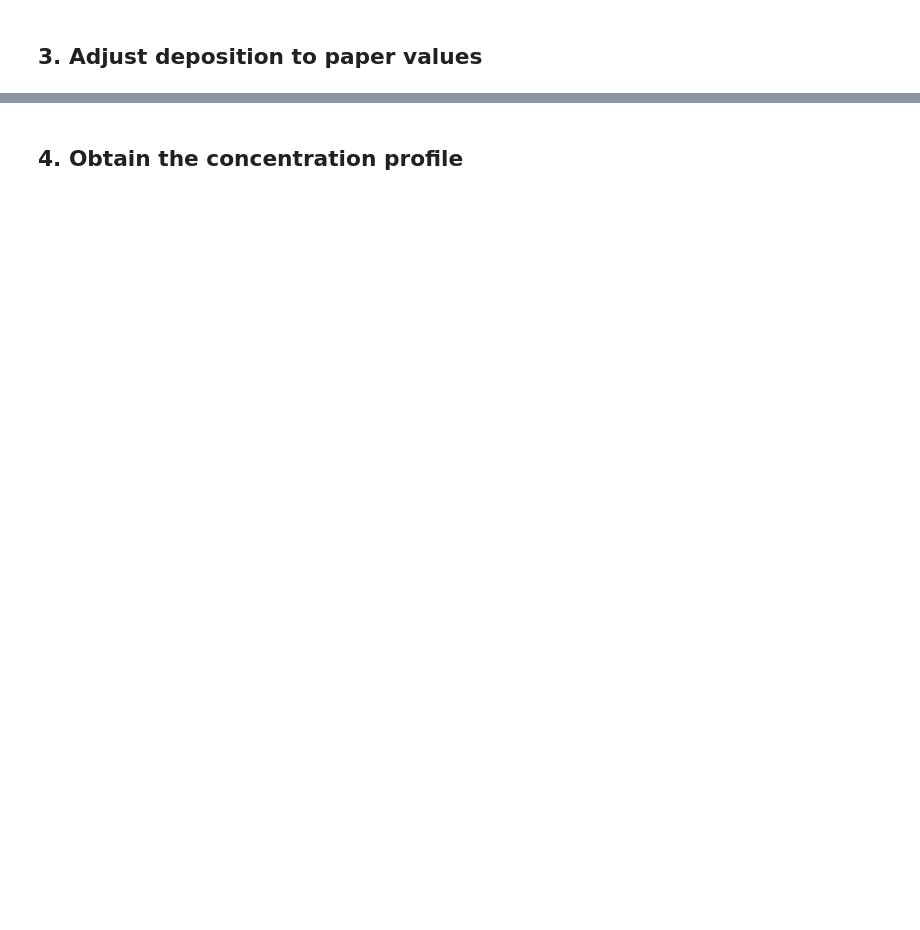
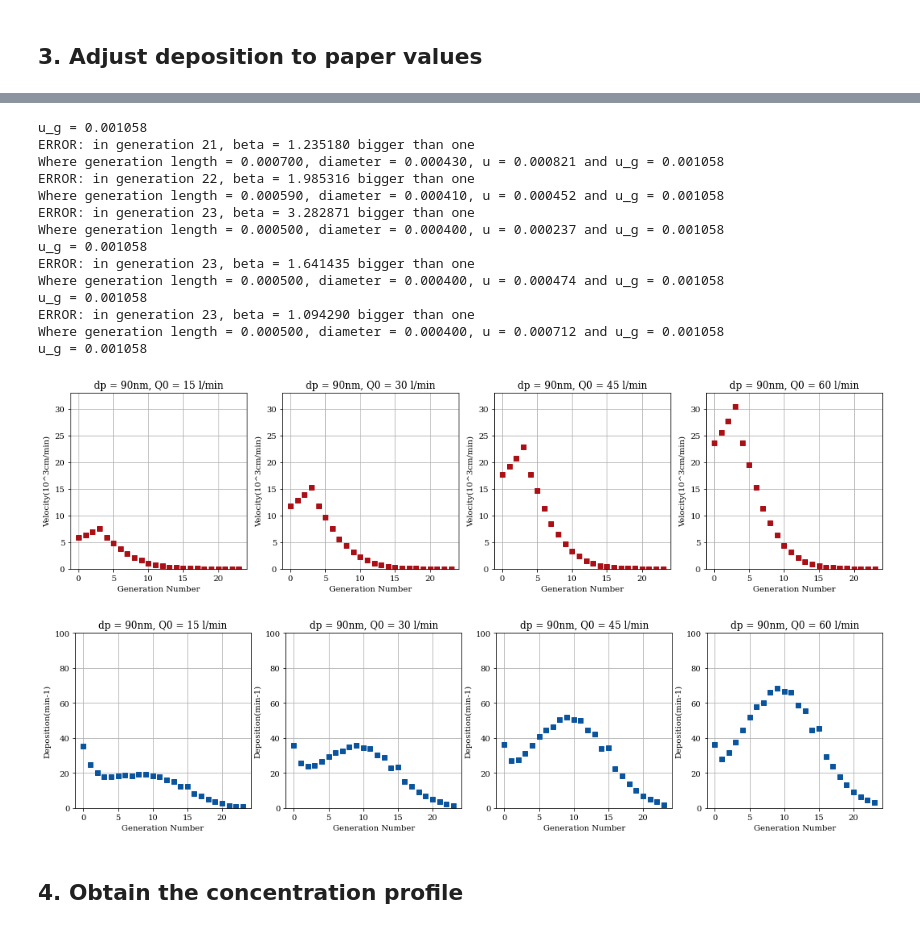
Before and after one commit to ManuelCarrascoY/MEC-BIO586, a Jupyter notebook: COVID Respiratory Modeling/COVID Modeling_Manuelv2.ipynb, the cells around one changed output, grey strips where cells are left out. Saved outputs shown, nothing was run; the diff lists cells and outputs as text; code cells hidden in the pictures; blank space fills up the shorter version.

```diff
--- a/COVID Respiratory Modeling/COVID Modeling_Manuelv2.ipynb
+++ b/COVID Respiratory Modeling/COVID Modeling_Manuelv2.ipynb
@@ -293,2 +374,35 @@ Where generation length = 0.000500, diameter = 0.000400, u = 0.000474 and u_g =
+# %%
+u = {}
+u_paper = {}
+k = {}
+title = {}
+for i in range(4):
+    Q0_index = i
+    d_p_index = 1
+    u[i] = get_velocities(list_Q0[Q0_index])
+    u_paper[i] = [6*u[i][k] for k in range(final_generation+1)]
+    k[i] = adjustment_to_paper_values(get_depositions(list_Q0[Q0_index], list_dp[d_p_index]))['k']
+    title[i] = f"dp = {(list_dp_paper[d_p_index]):.0f}nm, Q0 = {list_Q0_paper[Q0_index]:.0f} l/min"
+
+four_plot(u_paper, titles=title, xlabel="Generation Number", ylabel="Velocity(10^3cm/min)", ylim=(0,33))
+four_plot(k, titles=title, color_code='Blues', xlabel="Generation Number",
+          ylabel="Deposition(min-1)", ylim=(0,100))
+# %% [output]
+u_g = 0.001058
+ERROR: in generation 21, beta = 1.235180 bigger than one
+Where generation length = 0.000700, diameter = 0.000430, u = 0.000821 and u_g = 0.001058
+ERROR: in generation 22, beta = 1.985316 bigger than one
+Where generation length = 0.000590, diameter = 0.000410, u = 0.000452 and u_g = 0.001058
+ERROR: in generation 23, beta = 3.282871 bigger than one
+Where generation length = 0.000500, diameter = 0.000400, u = 0.000237 and u_g = 0.001058
+u_g = 0.001058
+ERROR: in generation 23, beta = 1.641435 bigger than one
+Where generation length = 0.000500, diameter = 0.000400, u = 0.000474 and u_g = 0.001058
+u_g = 0.001058
+ERROR: in generation 23, beta = 1.094290 bigger than one
+Where generation length = 0.000500, diameter = 0.000400, u = 0.000712 and u_g = 0.001058
+u_g = 0.001058
+[figure, added]
+[figure, added]
 # %% [markdown]
 ## 4. Obtain the concentration profile
```
Also changed, not shown: parts of 40 cells of this notebook.
